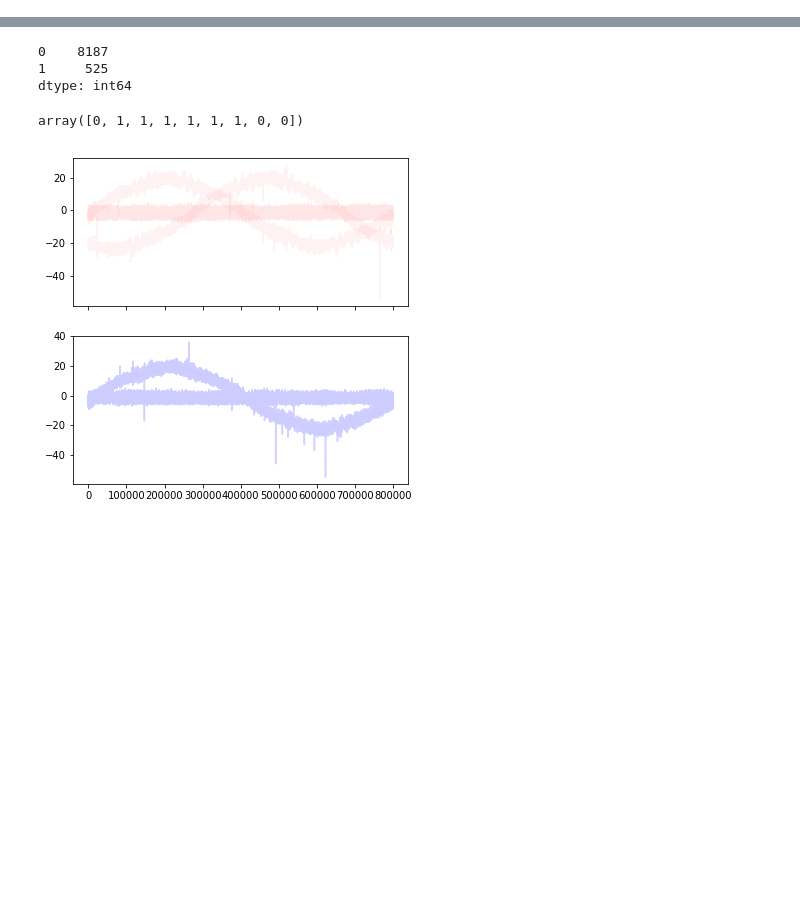
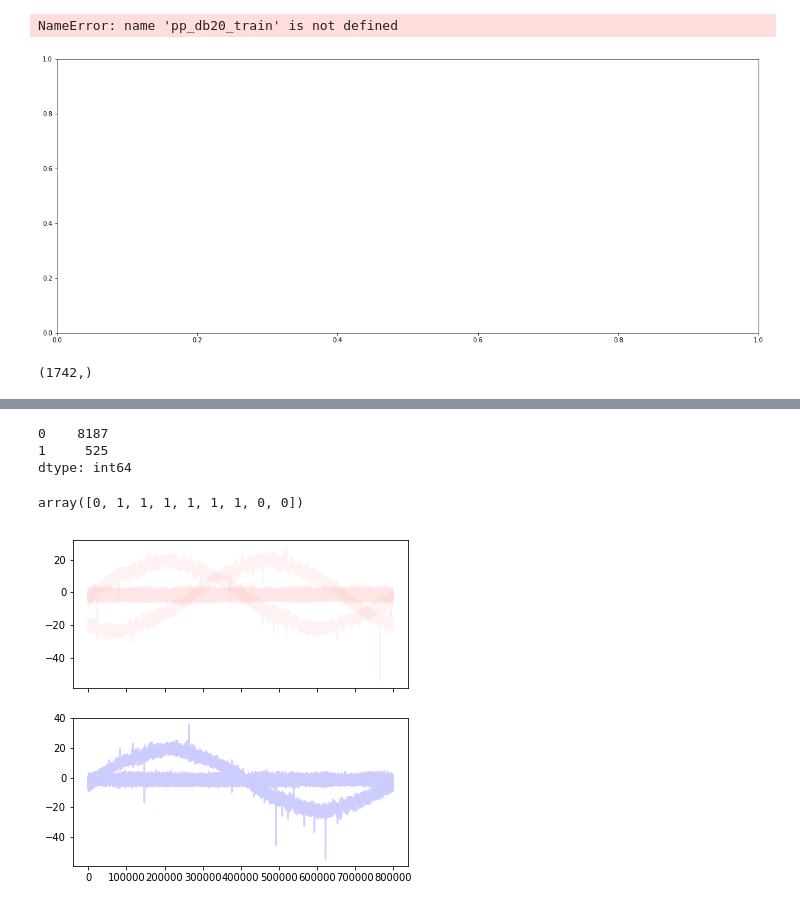
Before and after one commit to miguel-rita/remote-three, a Jupyter notebook: notebooks/drafts.ipynb, the cells around one changed output, grey strips where cells are left out. Cells and saved outputs as stored; diff of their text form; code cells hidden in the pictures; blank space fills up the shorter version.

```diff
--- a/notebooks/drafts.ipynb
+++ b/notebooks/drafts.ipynb
@@ -25,0 +127,9 @@ dtype: int64
+# %%
+samp_freq = 10
+fig, ax = plt.subplots(figsize=(20,8))
+for line in pp_db20_train[:10,:]:
+    t = np.arange(0, pp_db20_train.shape[1], samp_freq)
+    sns.lineplot(t, line[::samp_freq], alpha=0.1, linewidth=2, ax=ax)
+# %% [output]
+NameError: name 'pp_db20_train' is not defined
+[figure, added]
@@ -25,0 +138,4 @@ dtype: int64
+# %%
+fold.shape
+# %% [output]
+(1742,)
```
Also changed, not shown: parts of 31 cells of this notebook, 10 other files.
